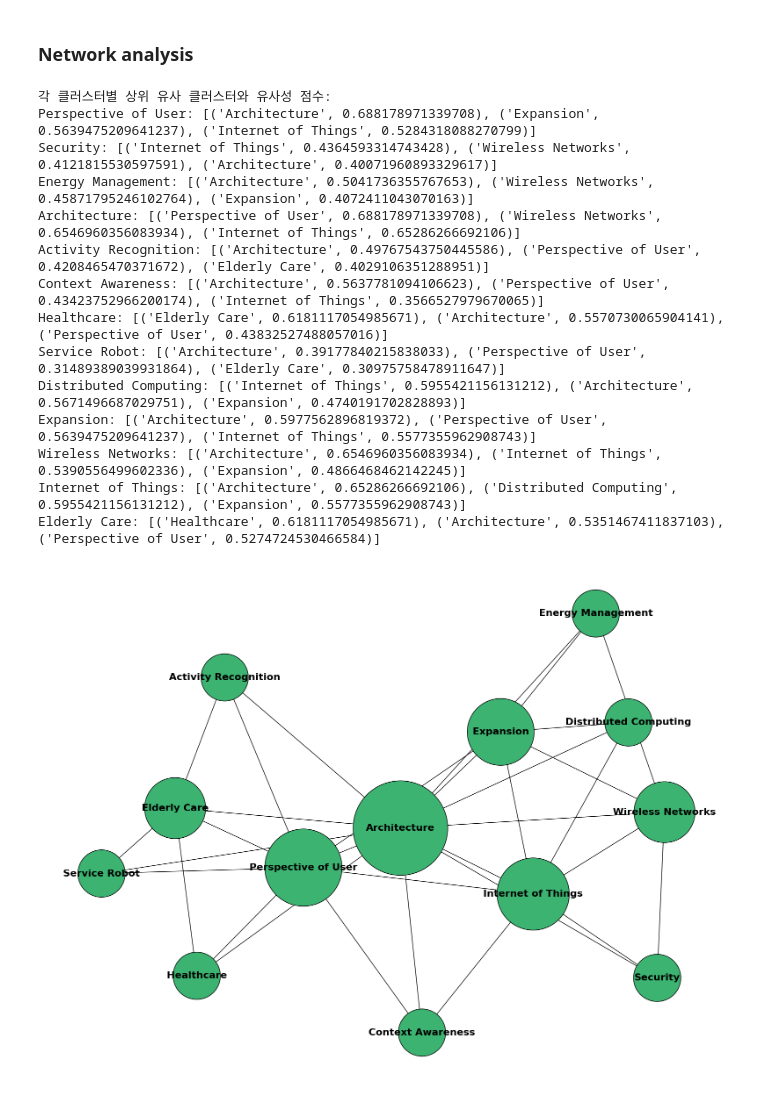
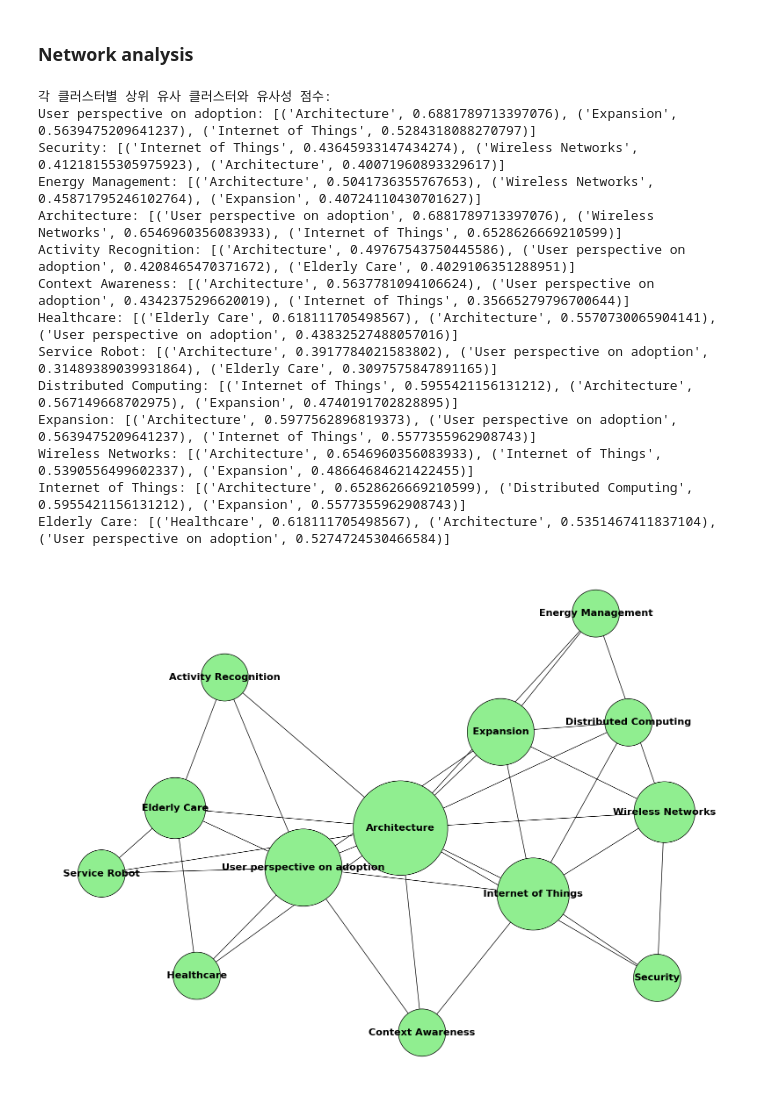
Before and after one commit to Geunhyeong-Han/shs-literature-text-mining, a Jupyter notebook: main.ipynb, the cells around one changed output. Saved outputs shown, nothing was run; the diff lists cells and outputs as text; code cells hidden in the pictures.

```diff
--- a/main.ipynb
+++ b/main.ipynb
@@ -941,7 +902,7 @@ draw_adjacency_matrix(G, partitions=partitions, colors=colors)
 ### Network analysis
 # %%
 node_names = {
-    0: 'Perspective of User',
+    0: 'User perspective on adoption',
     1: 'Security',
     2: 'Energy Management',
     3: 'Architecture',
@@ -978,19 +939,19 @@ for cluster, neighbors in top_clusters.items():
 G = nx.relabel_nodes(G, node_names)
 # %% [output]
 각 클러스터별 상위 유사 클러스터와 유사성 점수:
-Perspective of User: [('Architecture', 0.688178971339708), ('Expansion', 0.5639475209641237), ('Internet of Things', 0.5284318088270799)]
-Security: [('Internet of Things', 0.4364593314743428), ('Wireless Networks', 0.4121815530597591), ('Architecture', 0.40071960893329617)]
-Energy Management: [('Architecture', 0.5041736355767653), ('Wireless Networks', 0.45871795246102764), ('Expansion', 0.4072411043070163)]
-Architecture: [('Perspective of User', 0.688178971339708), ('Wireless Networks', 0.6546960356083934), ('Internet of Things', 0.65286266692106)]
-Activity Recognition: [('Architecture', 0.49767543750445586), ('Perspective of User', 0.4208465470371672), ('Elderly Care', 0.4029106351288951)]
-Context Awareness: [('Architecture', 0.5637781094106623), ('Perspective of User', 0.43423752966200174), ('Internet of Things', 0.3566527979670065)]
-Healthcare: [('Elderly Care', 0.6181117054985671), ('Architecture', 0.5570730065904141), ('Perspective of User', 0.43832527488057016)]
-Service Robot: [('Architecture', 0.39177840215838033), ('Perspective of User', 0.31489389039931864), ('Elderly Care', 0.30975758478911647)]
-Distributed Computing: [('Internet of Things', 0.5955421156131212), ('Architecture', 0.5671496687029751), ('Expansion', 0.4740191702828893)]
-Expansion: [('Architecture', 0.5977562896819372), ('Perspective of User', 0.5639475209641237), ('Internet of Things', 0.5577355962908743)]
-Wireless Networks: [('Architecture', 0.6546960356083934), ('Internet of Things', 0.5390556499602336), ('Expansion', 0.4866468462142245)]
-Internet of Things: [('Architecture', 0.65286266692106), ('Distributed Computing', 0.5955421156131212), ('Expansion', 0.5577355962908743)]
-Elderly Care: [('Healthcare', 0.6181117054985671), ('Architecture', 0.5351467411837103), ('Perspective of User', 0.5274724530466584)]
+User perspective on adoption: [('Architecture', 0.6881789713397076), ('Expansion', 0.5639475209641237), ('Internet of Things', 0.5284318088270797)]
+Security: [('Internet of Things', 0.43645933147434274), ('Wireless Networks', 0.41218155305975923), ('Architecture', 0.40071960893329617)]
+Energy Management: [('Architecture', 0.5041736355767653), ('Wireless Networks', 0.45871795246102764), ('Expansion', 0.40724110430701627)]
+Architecture: [('User perspective on adoption', 0.6881789713397076), ('Wireless Networks', 0.6546960356083933), ('Internet of Things', 0.6528626669210599)]
+Activity Recognition: [('Architecture', 0.49767543750445586), ('User perspective on adoption', 0.4208465470371672), ('Elderly Care', 0.4029106351288951)]
+Context Awareness: [('Architecture', 0.5637781094106624), ('User perspective on adoption', 0.4342375296620019), ('Internet of Things', 0.35665279796700644)]
+Healthcare: [('Elderly Care', 0.618111705498567), ('Architecture', 0.5570730065904141), ('User perspective on adoption', 0.43832527488057016)]
+Service Robot: [('Architecture', 0.3917784021583802), ('User perspective on adoption', 0.31489389039931864), ('Elderly Care', 0.3097575847891165)]
+Distributed Computing: [('Internet of Things', 0.5955421156131212), ('Architecture', 0.567149668702975), ('Expansion', 0.4740191702828895)]
+Expansion: [('Architecture', 0.5977562896819373), ('User perspective on adoption', 0.5639475209641237), ('Internet of Things', 0.5577355962908743)]
+Wireless Networks: [('Architecture', 0.6546960356083933), ('Internet of Things', 0.5390556499602337), ('Expansion', 0.48664684621422455)]
+Internet of Things: [('Architecture', 0.6528626669210599), ('Distributed Computing', 0.5955421156131212), ('Expansion', 0.5577355962908743)]
+Elderly Care: [('Healthcare', 0.618111705498567), ('Architecture', 0.5351467411837104), ('User perspective on adoption', 0.5274724530466584)]
 # %%
 import pandas as pd
 
@@ -1011,21 +972,21 @@ similarity_df.sort_values(by=['Cluster', 'Similarity Score'], ascending=[True, F
 # CSV 파일로 저장
 similarity_df.to_csv('/content/drive/MyDrive/Colab Notebooks/Smart_Home_Service/cluster_similarity_scores.csv', index=False)
 # %%
-node_colors = {node: 'mediumseagreen' for node in G.nodes()}
+node_colors = {node: 'lightgreen' for node in G.nodes()}
 
 sizes = [G.degree(node) * 2000 for node in G]
 
 def draw_graph(G, layout, node_colors, node_sizes, title):
     fig, ax = plt.subplots(figsize=(20, 15))
     pos = layout(G, seed=0)
     nx.draw(G, pos, with_labels=False, node_size=node_sizes, node_color=[node_colors[node] for node in G], edgecolors='black', font_size=8, font_weight='bold', ax=ax)
 
     for node, (x, y) in pos.items():
         plt.text(x, y, node, fontsize=16, ha='center', va='center', fontweight = 'bold')
 
     plt.show()
 
 draw_graph(G, lambda G, seed=None: nx.spring_layout(G, k=0.05, seed=seed), node_colors, sizes, 'Network Graph with Highlighted Clusters')
 # %% [output]
-[figure, old version]
+[figure, new version]
 # %%
```
Also changed, not shown: parts of 8 cells of this notebook.
